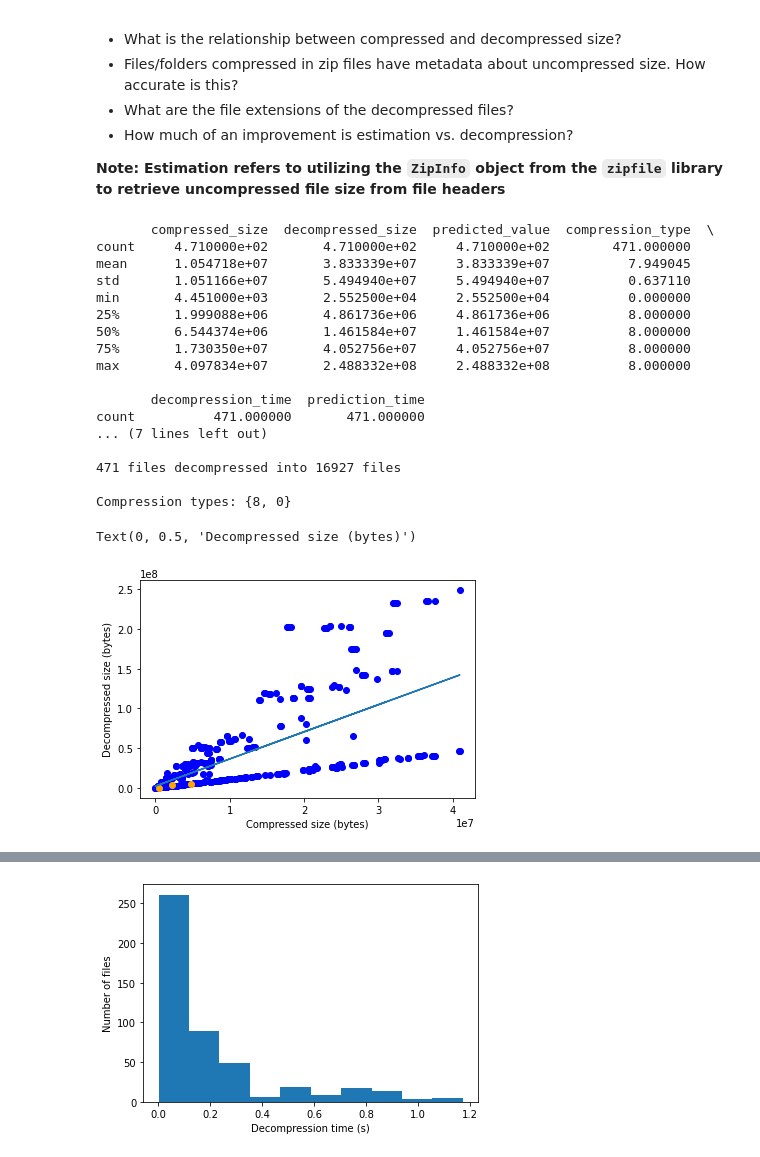
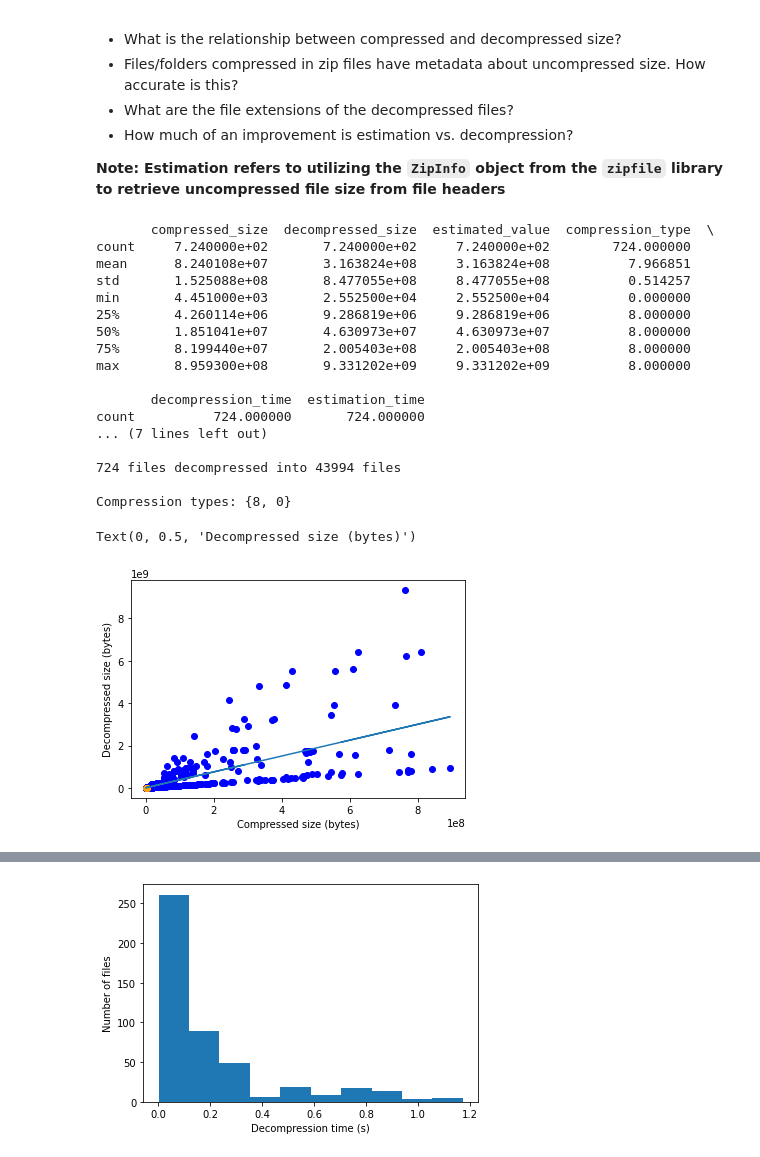
Before and after one commit to xtracthub/abyss, a Jupyter notebook: notebooks/decompression_analysis.ipynb, the cells around one changed output, grey strips where cells are left out. Cells and saved outputs as stored; diff of their text form; code cells hidden in the pictures.

```diff
--- a/notebooks/decompression_analysis.ipynb
+++ b/notebooks/decompression_analysis.ipynb
@@ -15,57 +16,57 @@ Points of interest to analyze:
 refers to utilizing the `ZipInfo` object from the `zipfile` library to retrieve uncompressed file size from file headers**
 # %%
 # Import decompression size .csv
-zip_batch_1_df = pd.read_csv("data/zip_batch_1_results.csv")
+zip_results_df = pd.read_csv("data/zip_decompression_results.csv")
 
 # Import decompressed files
-zip_batch_1_decompressed_files = []
-with open("data/zip_batch_1_decompressed_files.txt") as f:
+zip_decompressed_files = []
+with open("data/zip_decompressed_files.txt") as f:
     for line in f:
-        zip_batch_1_decompressed_files.append(line.rstrip("\n"))
+        zip_decompressed_files.append(line.rstrip("\n"))
 # %%
 # Summarise data
-print(f"{zip_batch_1_df.describe()}\n")
+print(f"{zip_results_df.describe()}\n")
 
-print(f"{len(zip_batch_1_df.index)} files decompressed into {len(zip_batch_1_decompressed_files)} files\n")
-print(f"Compression types: {set(zip_batch_1_df.compression_type)}\n")
+print(f"{len(zip_results_df.index)} files decompressed into {len(zip_decompressed_files)} files\n")
+print(f"Compression types: {set(zip_results_df.compression_type)}\n")
 # %% [output]
-       compressed_size  decompressed_size  predicted_value  compression_type  \
-count     4.710000e+02       4.710000e+02     4.710000e+02        471.000000
-mean      1.054718e+07       3.833339e+07     3.833339e+07          7.949045
-std       1.051166e+07       5.494940e+07     5.494940e+07          0.637110
+       compressed_size  decompressed_size  estimated_value  compression_type  \
+count     7.240000e+02       7.240000e+02     7.240000e+02        724.000000
+mean      8.240108e+07       3.163824e+08     3.163824e+08          7.966851
+std       1.525088e+08       8.477055e+08     8.477055e+08          0.514257
 min       4.451000e+03       2.552500e+04     2.552500e+04          0.000000
-25%       1.999088e+06       4.861736e+06     4.861736e+06          8.000000
-50%       6.544374e+06       1.461584e+07     1.461584e+07          8.000000
-75%       1.730350e+07       4.052756e+07     4.052756e+07          8.000000
-max       4.097834e+07       2.488332e+08     2.488332e+08          8.000000
+25%       4.260114e+06       9.286819e+06     9.286819e+06          8.000000
+50%       1.851041e+07       4.630973e+07     4.630973e+07          8.000000
+75%       8.199440e+07       2.005403e+08     2.005403e+08          8.000000
+max       8.959300e+08       9.331202e+09     9.331202e+09          8.000000
 
-       decompression_time  prediction_time
-count          471.000000       471.000000
+       decompression_time  estimation_time
+count          724.000000       724.000000
 ... (7 lines left out)
 
-471 files decompressed into 16927 files
+724 files decompressed into 43994 files
 
 Compression types: {8, 0}
 # %%
 # Visualize compression vs. decompression
-x1 = zip_batch_1_df.compressed_size
-y1 = zip_batch_1_df.decompressed_size
+x1 = zip_results_df.compressed_size
+y1 = zip_results_df.decompressed_size
 
 # Figure 1
 coef = np.polyfit(x1, y1, 1)
-poly_fn1 = np.poly1d(coef)
-plt.scatter(zip_batch_1_df[zip_batch_1_df.compression_type==8].compressed_size,
-            zip_batch_1_df[zip_batch_1_df.compression_type==8].decompressed_size,
+poly_fn = np.poly1d(coef)
+plt.scatter(zip_results_df[zip_results_df.compression_type==8].compressed_size,
+            zip_results_df[zip_results_df.compression_type==8].decompressed_size,
             color="blue")
-plt.scatter(zip_batch_1_df[zip_batch_1_df.compression_type==0].compressed_size,
-            zip_batch_1_df[zip_batch_1_df.compression_type==0].decompressed_size,
+plt.scatter(zip_results_df[zip_results_df.compression_type==0].compressed_size,
+            zip_results_df[zip_results_df.compression_type==0].decompressed_size,
             color="orange")
-plt.plot(x1, poly_fn1(x1))
+plt.plot(x1, poly_fn(x1))
 
 plt.xlabel("Compressed size (bytes)")
 plt.ylabel("Decompressed size (bytes)")
 # %% [output]
 Text(0, 0.5, 'Decompressed size (bytes)')
-[figure, old version]
+[figure, new version]
 # %%
 # Visualize compression ratios
```
Also changed, not shown: parts of 14 cells of this notebook, 9 other files.
